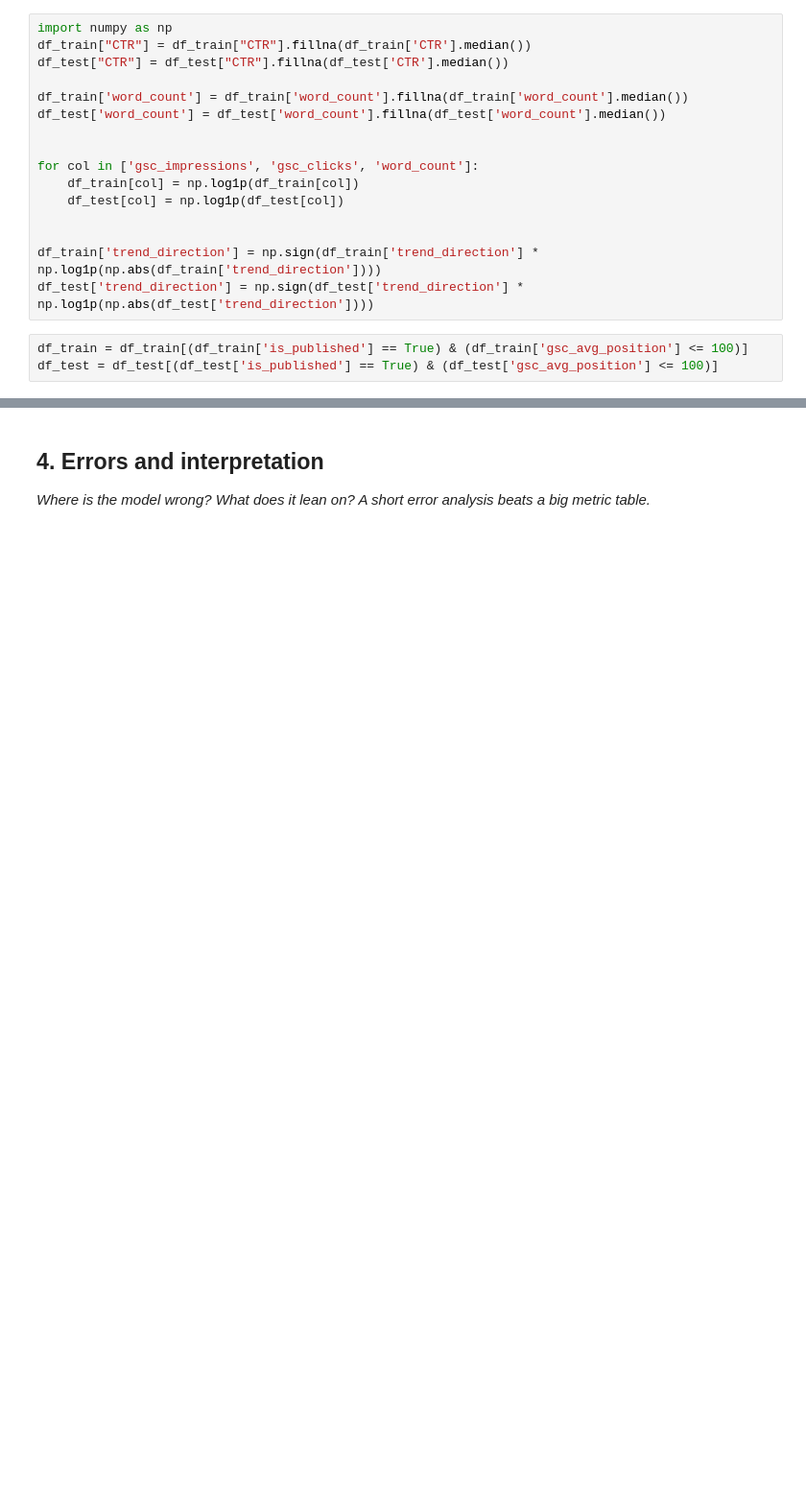
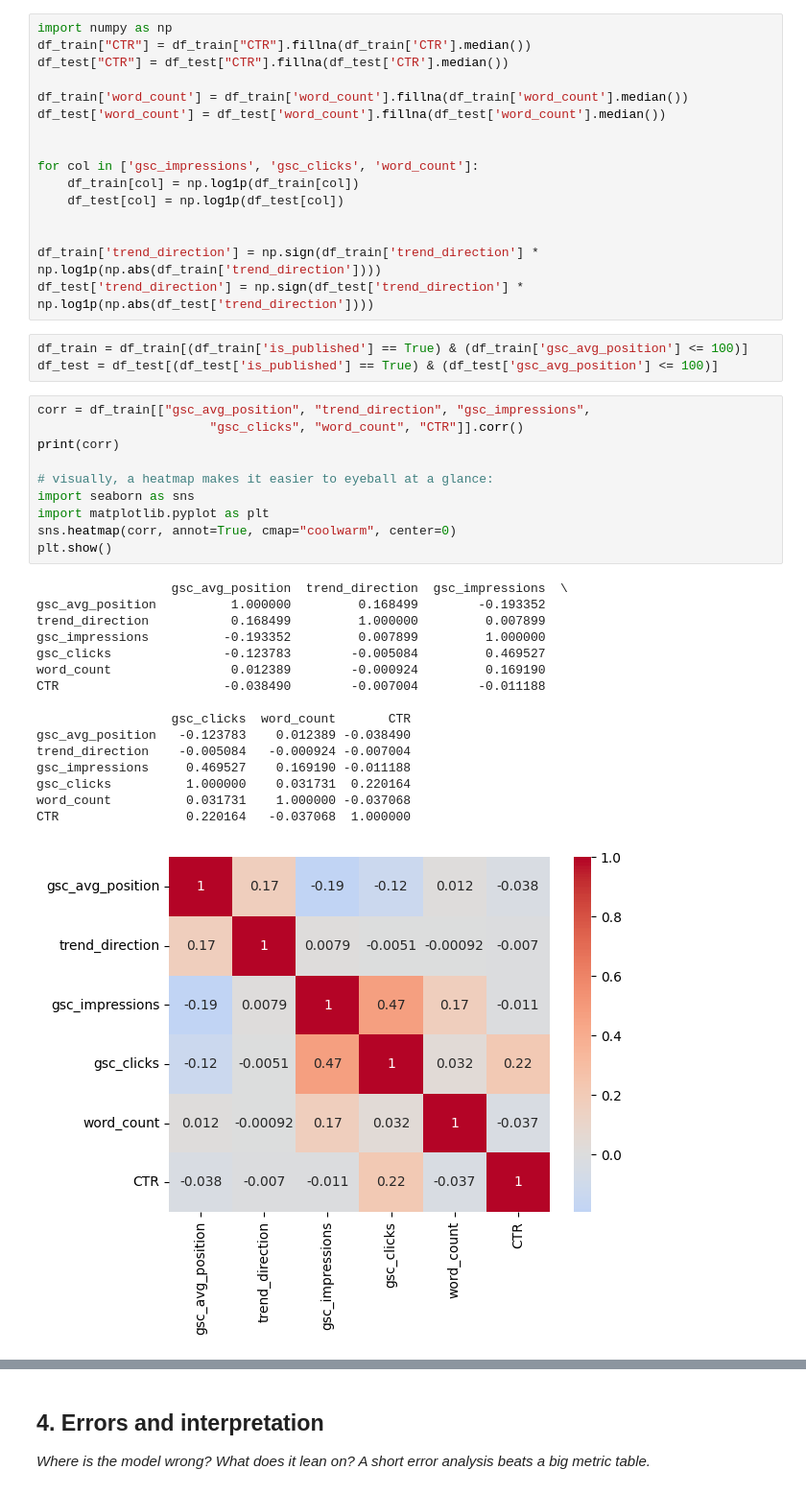
Before and after one commit to ocedev112/flyrank_oce_dev, a Jupyter notebook: work/notebooks/w05_model.ipynb, the cells around one changed output, grey strips where cells are left out. Shown at 96% size. Drawn from its saved outputs; the diff is of its cells as text; blank space fills up the shorter version.

```diff
--- a/work/notebooks/w05_model.ipynb
+++ b/work/notebooks/w05_model.ipynb
@@ -140,6 +140,33 @@ df_test['trend_direction'] = np.sign(df_test['trend_direction'] * np.log1p(np.ab
 # %%
 df_train = df_train[(df_train['is_published'] == True) & (df_train['gsc_avg_position'] <= 100)]
 df_test = df_test[(df_test['is_published'] == True) & (df_test['gsc_avg_position'] <= 100)]
+# %%
+corr = df_train[["gsc_avg_position", "trend_direction", "gsc_impressions",
+                       "gsc_clicks", "word_count", "CTR"]].corr()
+print(corr)
+
+# visually, a heatmap makes it easier to eyeball at a glance:
+import seaborn as sns
+import matplotlib.pyplot as plt
+sns.heatmap(corr, annot=True, cmap="coolwarm", center=0)
+plt.show()
+# %% [output]
+                  gsc_avg_position  trend_direction  gsc_impressions  \
+gsc_avg_position          1.000000         0.168499        -0.193352
+trend_direction           0.168499         1.000000         0.007899
+gsc_impressions          -0.193352         0.007899         1.000000
+gsc_clicks               -0.123783        -0.005084         0.469527
+word_count                0.012389        -0.000924         0.169190
+CTR                      -0.038490        -0.007004        -0.011188
+
+                  gsc_clicks  word_count       CTR
+gsc_avg_position   -0.123783    0.012389 -0.038490
+trend_direction    -0.005084   -0.000924 -0.007004
+gsc_impressions     0.469527    0.169190 -0.011188
+gsc_clicks          1.000000    0.031731  0.220164
+word_count          0.031731    1.000000 -0.037068
+CTR                 0.220164   -0.037068  1.000000
+[figure, added]
 # %%
 from sklearn.preprocessing import RobustScaler
 from sklearn.cluster import KMeans
```
Also changed, not shown: parts of 1 cell of this notebook.
